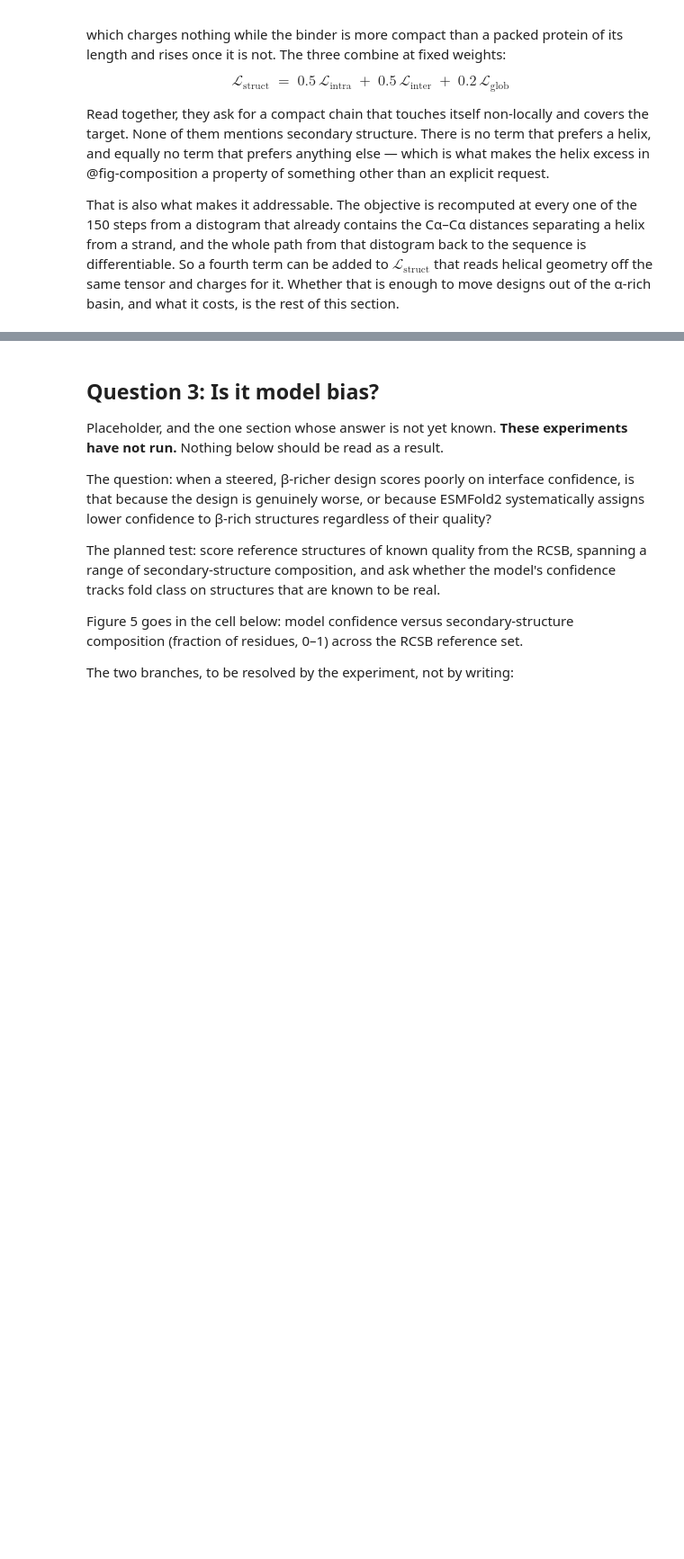
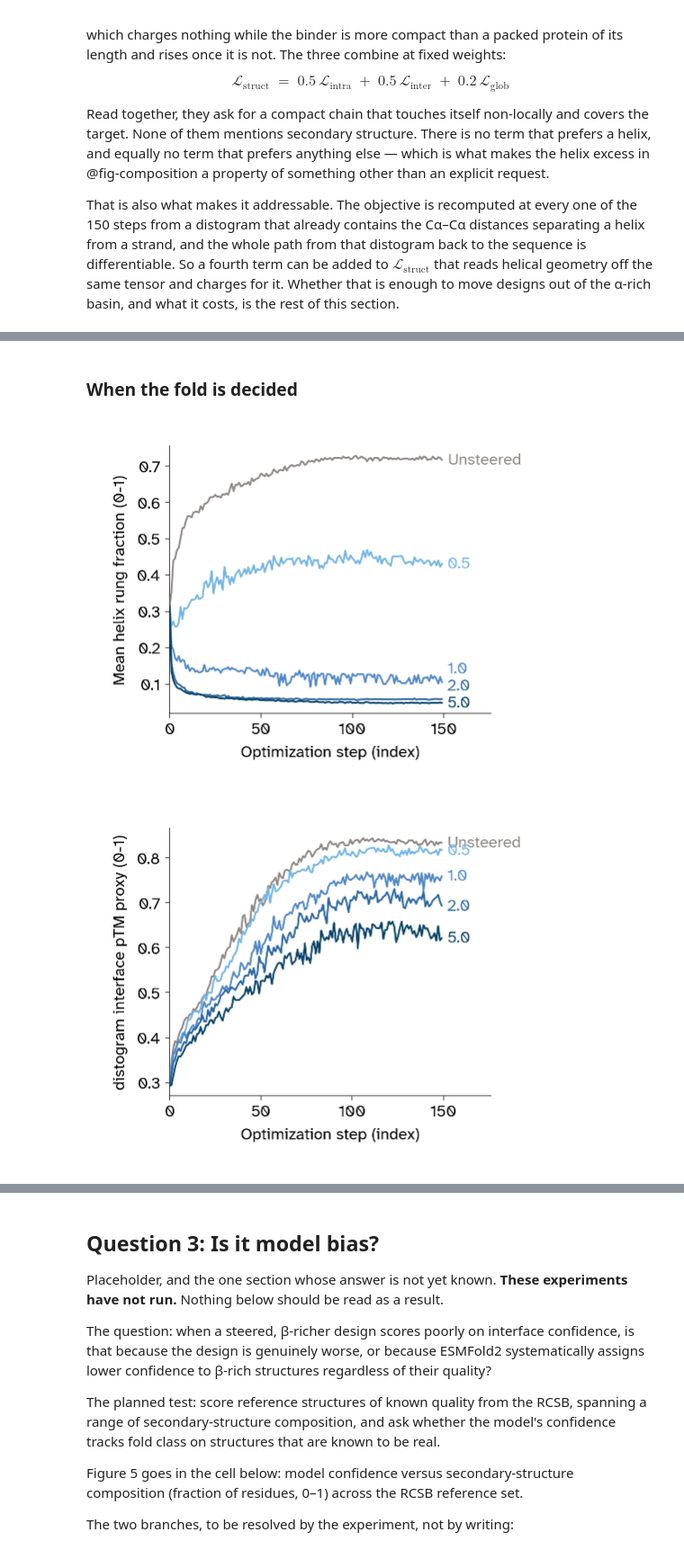
Before and after one commit to Arcadia-Science/esmfold2-secondary-structure-steering, a Jupyter notebook: index.ipynb, the cells around one changed output, grey strips where cells are left out. Shown at 90% size. Saved outputs shown, nothing was run; the diff lists cells and outputs as text; code cells hidden in the pictures; blank space fills up the shorter version.

```diff
--- a/index.ipynb
+++ b/index.ipynb
@@ -285,12 +230,0 @@ Every steering term is measured at every step of every run, including runs that
-# %%
-#| label: fig-trace
-#| fig-cap: "The optimization trajectory, per arm. Lines are the per-step median across all 150 designs in an arm; no spread band, because the three interquartile ranges overlap across most of the run and drawing them hid the lines they belonged to. The left panel is the helicity score the steering term acts on, with the clamp threshold marked; the right panel is the per-step interface confidence proxy, which is available at every step where true interface pTM is not."
-#| fig-subcap:
-#|   - "Helicity score the term acts on"
-#|   - "Interface confidence proxy"
-#| layout-ncol: 2
-#| code-fold: true
-#| code-summary: "Code for Figure 3"
-
-for metric in ("helix_contact", "iptm_proxy"):
-    figures.trace_lines(trace, metric, ARMS)
@@ -342,12 +230,0 @@ Both confidence readouts fall as the weight rises, and unlike the composition re
-# %%
-#| label: fig-cost
-#| fig-cap: "Interface confidence against steering weight, on the same targets and in the same order as @fig-steering. Dots are medians over 30 designs with interquartile whiskers. Both quantities come from the critic models refolding the finished sequence, not from the design loop."
-#| fig-subcap:
-#|   - "Interface pTM"
-#|   - "Binder pLDDT"
-#| layout-ncol: 2
-#| code-fold: true
-#| code-summary: "Code for Figure 4"
-
-for metric in ("iptm", "plddt"):
-    figures.steering_dots(steered, metric, TARGET_ORDER, ARMS)
@@ -356,0 +311,17 @@ for metric in ("iptm", "plddt"):
+# %% [markdown]
+### When the fold is decided
+# %%
+#| label: fig-trace
+#| fig-cap: "Per-step median across all 150 designs in each arm, pooling five targets and thirty seeds."
+#| fig-subcap:
+#|   - "The loss term's own value"
+#|   - "Distogram interface pTM proxy"
+#| layout-ncol: 2
+#| code-fold: true
+#| code-summary: "Code for Figure 4"
+
+for metric in ("helix_mean", "iptm_proxy"):
+    figures.trace_lines(trace, metric, ARMS)
+# %% [output]
+[figure, added]
+[figure, added]
```
Also changed, not shown: parts of 31 cells of this notebook, 14 other files.
